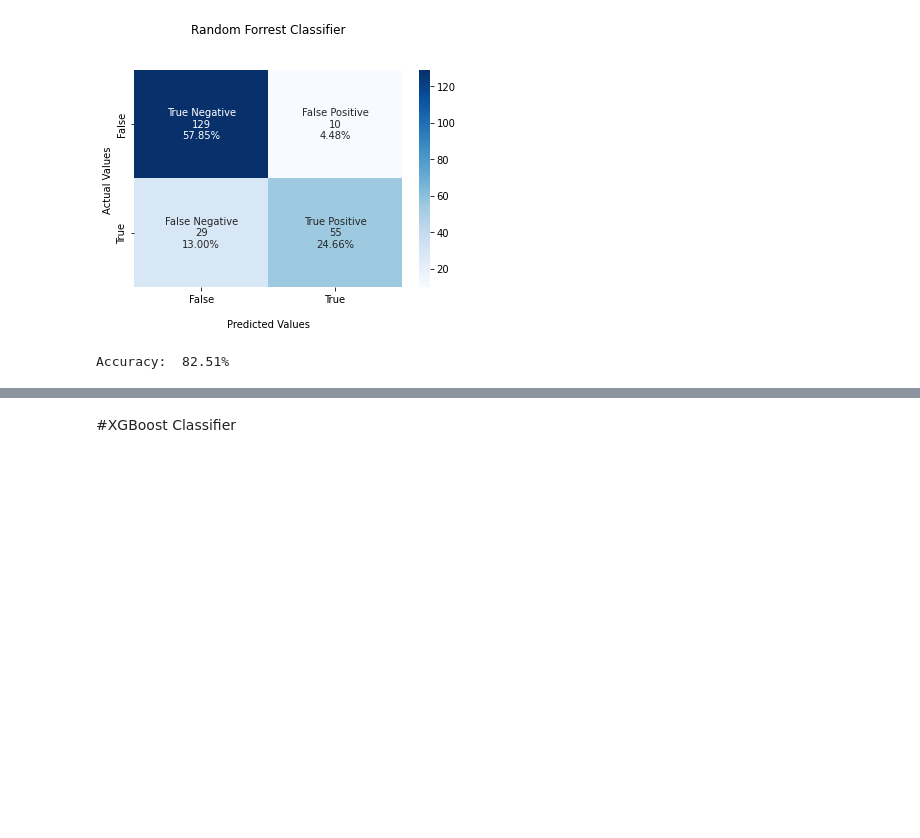
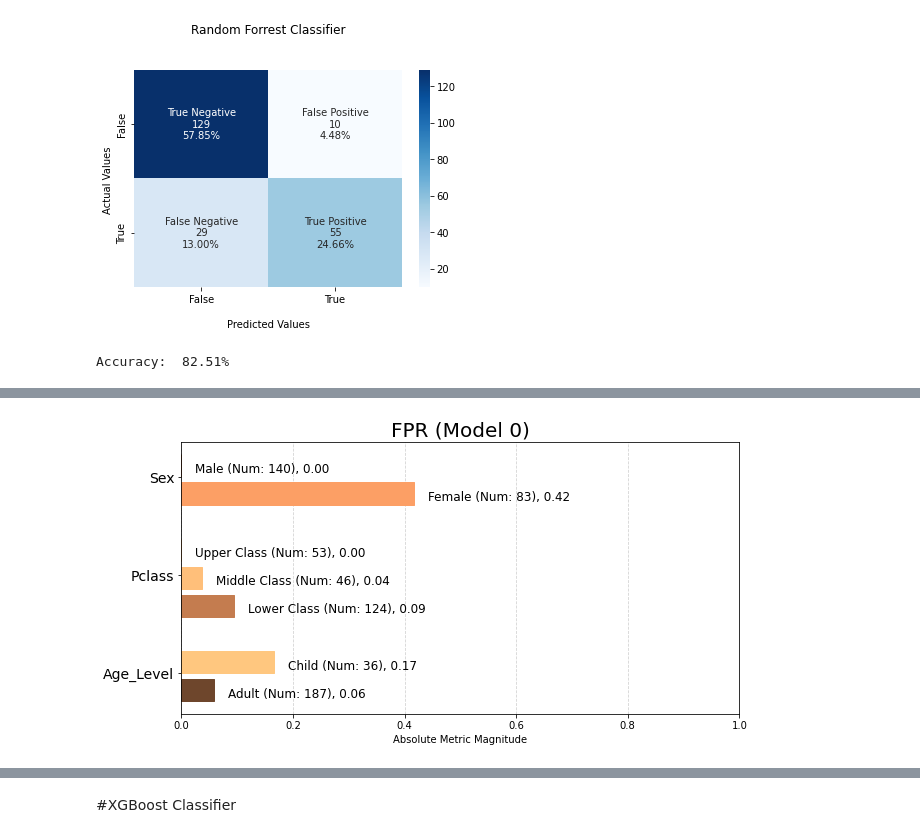
Before and after one commit to FauxGrit/Titanic-Fairness, a Jupyter notebook: Fairness_Tutorial.ipynb, the cells around one changed output, grey strips where cells are left out. Drawn from its saved outputs; the diff is of its cells as text; code cells hidden in the pictures; blank space fills up the shorter version.

```diff
--- a/Fairness_Tutorial.ipynb
+++ b/Fairness_Tutorial.ipynb
@@ -227,17 +246,17 @@ The Aequitas toolkit requires a dataframe with the following columns:
 Documentation for formatting the input dataframe: https://dssg.github.io/aequitas/input_data.html
 # %%
 # Convert arrays back into a dataframe for Aequtas consumption
-df_fair = pd.DataFrame(X_test, columns = ['Pclass', 'Age', 'SibSp', 'Parch', 'Fare', 'Children',
+dfAequitas = pd.DataFrame(X_test, columns = ['Pclass', 'Age', 'SibSp', 'Parch', 'Fare', 'Child',
        'Sex_male', 'Embarked_C', 'Embarked_Empty', 'Embarked_Q', 'Embarked_S'])
 
 # Add the required column for 'label_value'
-df_fair['label_value'] = y_test
+dfAequitas['label_value'] = y_test
 
 # Convert Children binary data into Age_Level column with categical data for clarity in visualization
-df_fair['Age_Level'] = 'Adults'
-df_fair.loc[df_fair['Children'] > 0, 'Age_Level'] = 'Children'
+dfAequitas['Age_Level'] = 'Adult'
+dfAequitas.loc[dfAequitas['Child'] > 0, 'Age_Level'] = 'Child'
 
-# df_fair.tail(10)
+# dfAequitas.tail(10)
 
 # Initialize Aequitas classes
 g = Group()
@@ -296,11 +315,11 @@ print('Accuracy: ', '{percent:.2%}'.format(percent=rf.score(X_test, y_test)))
 [figure]
 Accuracy:  82.51%
 # %%
-df_fair['score'] = rf.predict(X_test)
+dfAequitas['score'] = rf.predict(X_test)
 
 # get_crosstabs returns a dataframe of the group counts and group value bias metrics.
-xtab, _ = g.get_crosstabs(df_fair, attr_cols=attributes_to_audit)
-bdf = b.get_disparity_predefined_groups(xtab, original_df=df_fair, ref_groups_dict=attributes_and_reference_groups)
+xtab, _ = g.get_crosstabs(dfAequitas, attr_cols=attributes_to_audit)
+bdf = b.get_disparity_predefined_groups(xtab, original_df=dfAequitas, ref_groups_dict=attributes_and_reference_groups)
 
 ap.disparity(bdf, metrics, 'Age_Level', fairness_threshold = disparity_tolerance)
 # %% [output]
@@ -312,0 +353,9 @@ ap.absolute(bdf, metrics, 'Age_Level', fairness_threshold = disparity_tolerance)
+# %%
+dfA = dfAequitas[['score','label_value','Age_Level']].copy()
+dfA['PassengerId'] = PassengerId_test.astype(int)
+df0 = df0[['PassengerId','Pclass','Sex']].copy()
+dfA = dfA.merge(df0, on='PassengerId', how='left')
+dfA['Pclass'].replace([1, 2, 3], ['Upper Class', 'Middle Class', 'Lower Class'], inplace=True)
+dfA['Sex'].replace(['male', 'female'], ['Male', 'Female'], inplace=True)
+dfA.rename(columns={'PassengerId': 'entity_id'}, inplace=True)
+dfA.head()
@@ -312,0 +374,4 @@ ap.absolute(bdf, metrics, 'Age_Level', fairness_threshold = disparity_tolerance)
+# %%
+fpr = aqp.plot_group_metric(xtab, 'fpr')
+# %% [output]
+[figure, added]
```
Also changed, not shown: parts of 31 cells of this notebook.
